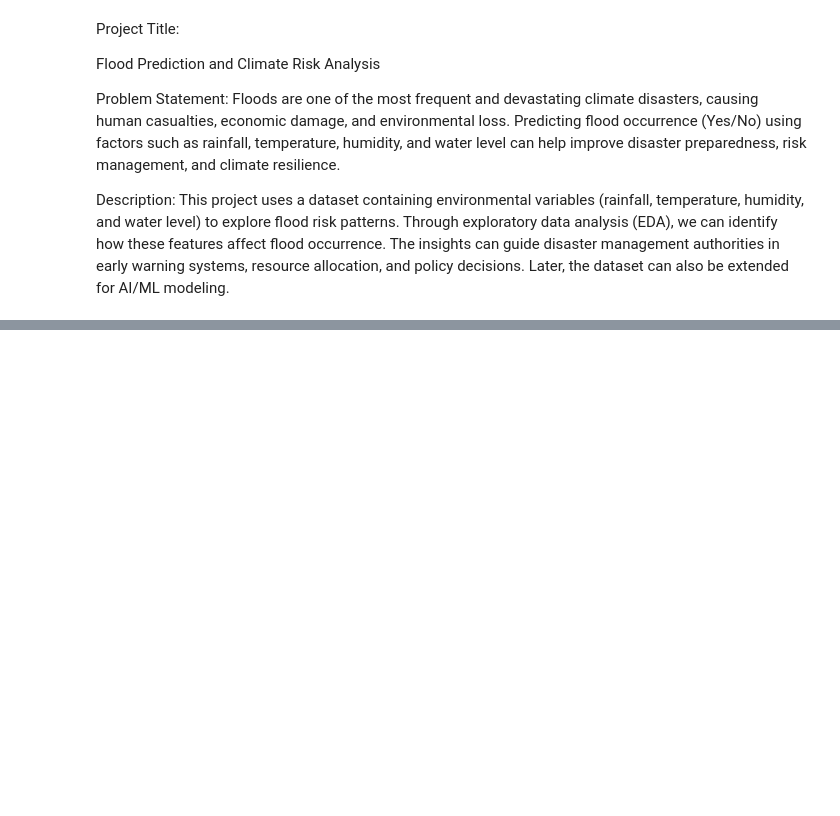
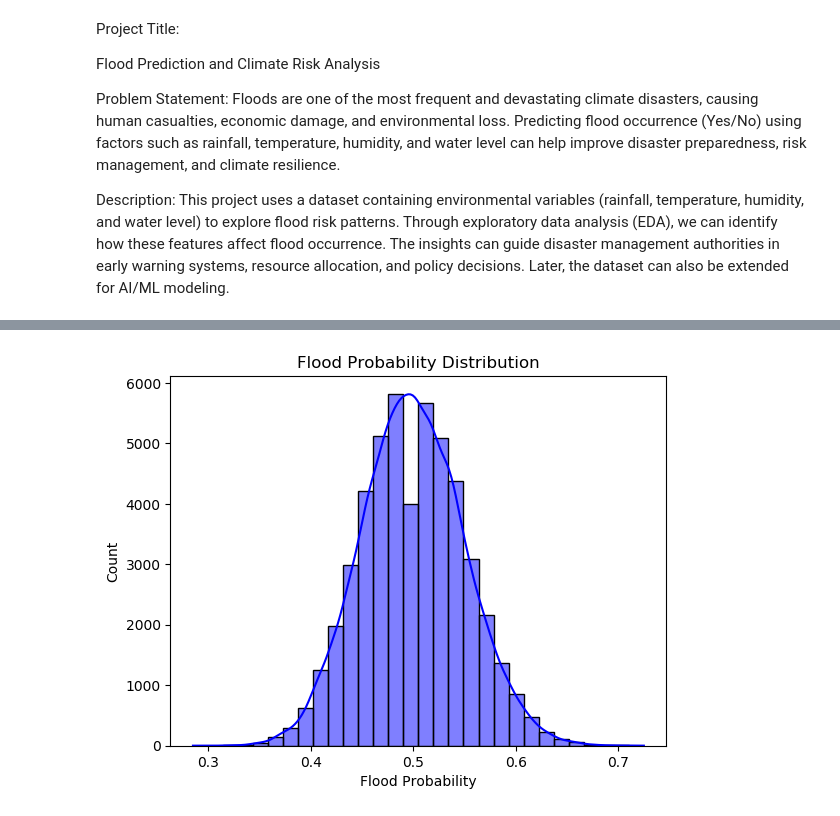
Before and after one commit to sowmyagoud911-cpu/Flood_Prediction_and_Climate_Risk_Analysis, a Jupyter notebook: Flood_Prediction_and_Climate_Risk_Analysis.ipynb, the cells around one changed output, grey strips where cells are left out. Cells and saved outputs as stored; diff of their text form; code cells hidden in the pictures; blank space fills up the shorter version.

```diff
--- a/Flood_Prediction_and_Climate_Risk_Analysis.ipynb
+++ b/Flood_Prediction_and_Climate_Risk_Analysis.ipynb
@@ -152,0 +109,7 @@ Scaled Testing Data Shape: (10000, 20)
+# %%
+sns.histplot(df["FloodProbability"], kde=True, bins=30, color="blue")
+plt.title("Flood Probability Distribution")
+plt.xlabel("Flood Probability")
+plt.show()
+# %% [output]
+[figure, added]
```
Also changed, not shown: parts of 56 cells of this notebook, 3 other files.
